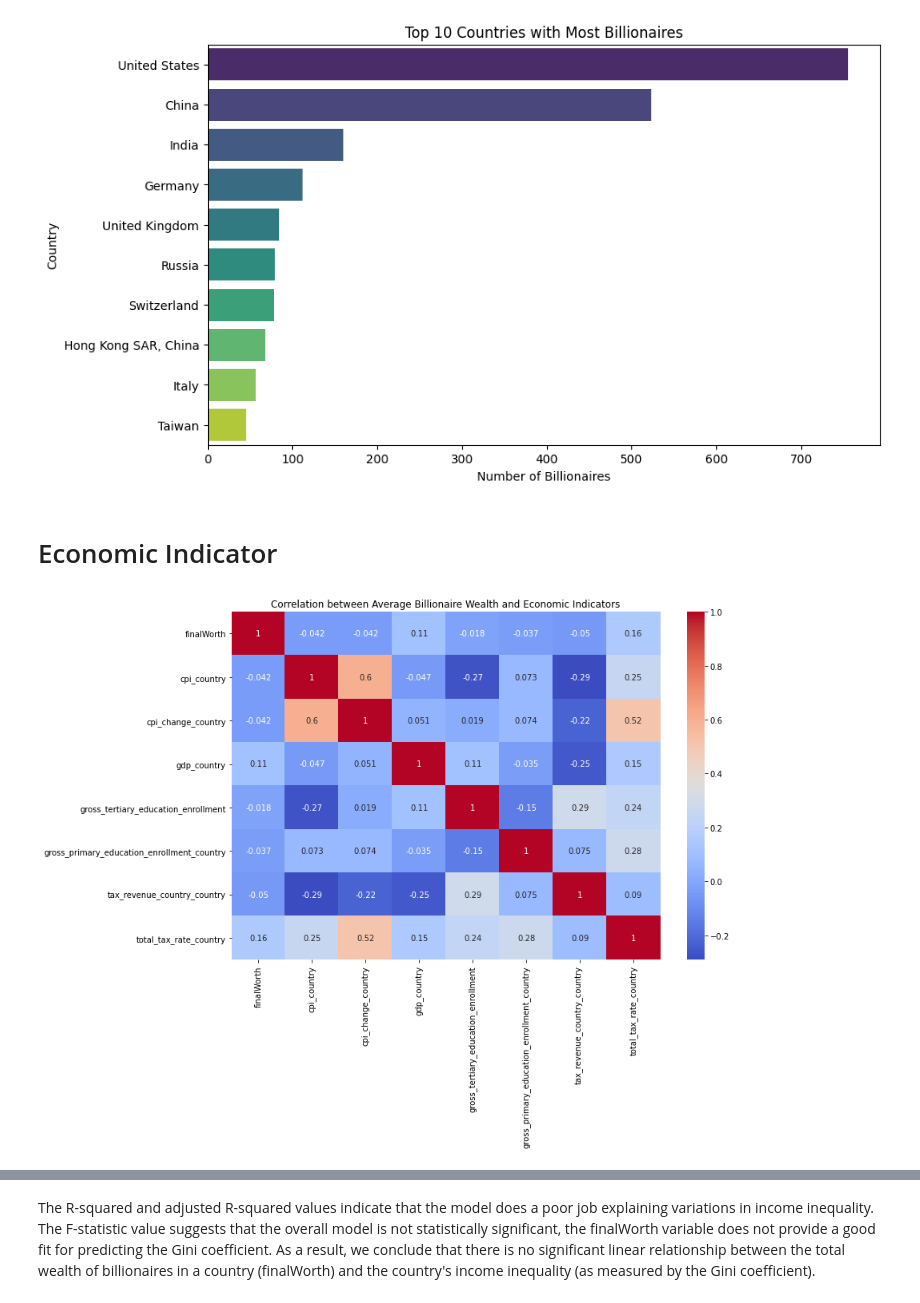
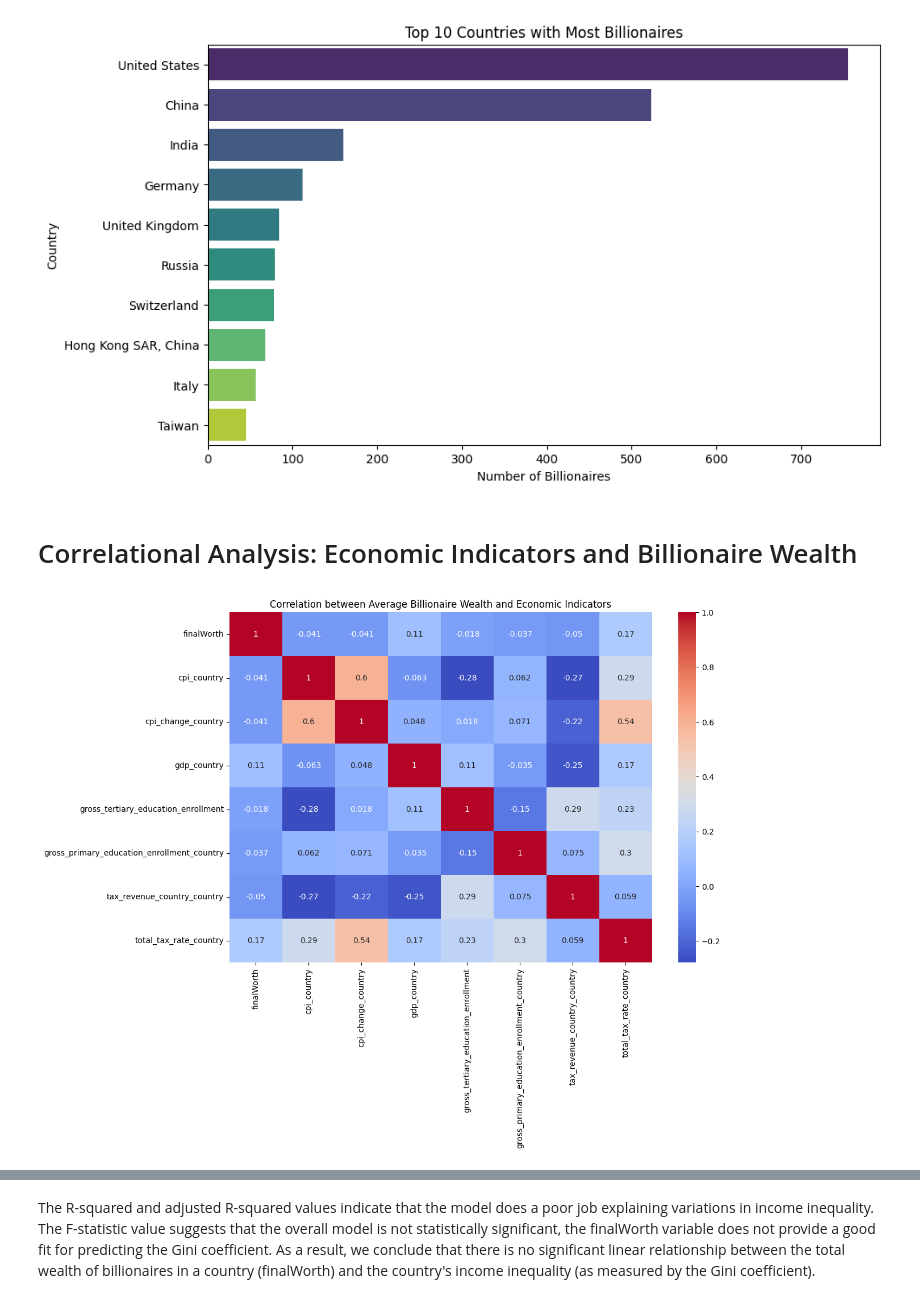
Before and after one commit to ErinZhan2500/SI618FinalProject, a Jupyter notebook: FinalProject.ipynb, the cells around one changed output, grey strips where cells are left out. Drawn from its saved outputs; the diff is of its cells as text; code cells hidden in the pictures.

```diff
--- a/FinalProject.ipynb
+++ b/FinalProject.ipynb
@@ -383,14 +368,18 @@ Uzbekistan          1
 Panama              1
 Name: count, Length: 76, dtype: int64
 [figure]
-# %% [markdown]
-# Economic Indicator
+# %% [markdown]
+# Correlational Analysis: Economic Indicators and Billionaire Wealth
 # %%
 #Explore how finalWorth correlates with various economic indicators like gdp_country and total_tax_rate_country
 
 # Aggregate relevant data by country
 finalworth = final_df.groupby('country')['finalWorth'].mean().reset_index()
-economic_ind = final_df.groupby('country')['cpi_country', 'cpi_change_country', 'gdp_country', 'gross_tertiary_education_enrollment', 'gross_primary_education_enrollment_country', 'tax_revenue_country_country', 'total_tax_rate_country'].mean().reset_index()
+economic_ind = final_df.groupby('country')[['cpi_country', 'cpi_change_country',
+                                           'gdp_country', 'gross_tertiary_education_enrollment',
+                                           'gross_primary_education_enrollment_country',
+                                           'tax_revenue_country_country',
+                                           'total_tax_rate_country']].mean().reset_index()
 
 merged_data = pd.merge(finalworth, economic_ind, on='country', how='inner')
 
@@ -399,12 +388,13 @@ for column in merged_data.columns[1:]:
     mode_value = merged_data[column].mode()[0]
     merged_data[column].fillna(mode_value, inplace=True)
 # %%
+merged_data.set_index('country', inplace=True)
 wealth_economic_corr = merged_data.corr()
 
 plt.figure(figsize=(12, 8))
 sns.heatmap(wealth_economic_corr, annot=True, cmap='coolwarm')
 plt.title("Correlation between Average Billionaire Wealth and Economic Indicators")
 plt.show()
 # %% [output]
-[figure, old version]
+[figure, new version]
 # %% [markdown]
```
Also changed, not shown: parts of 51 cells of this notebook.
